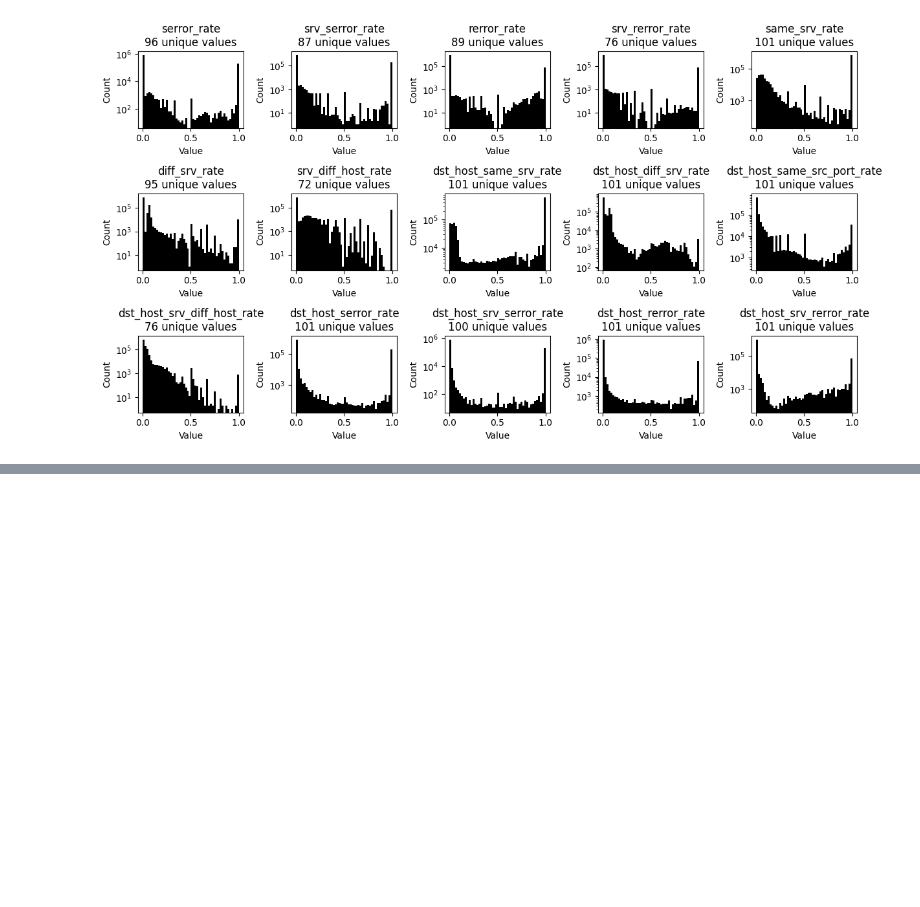
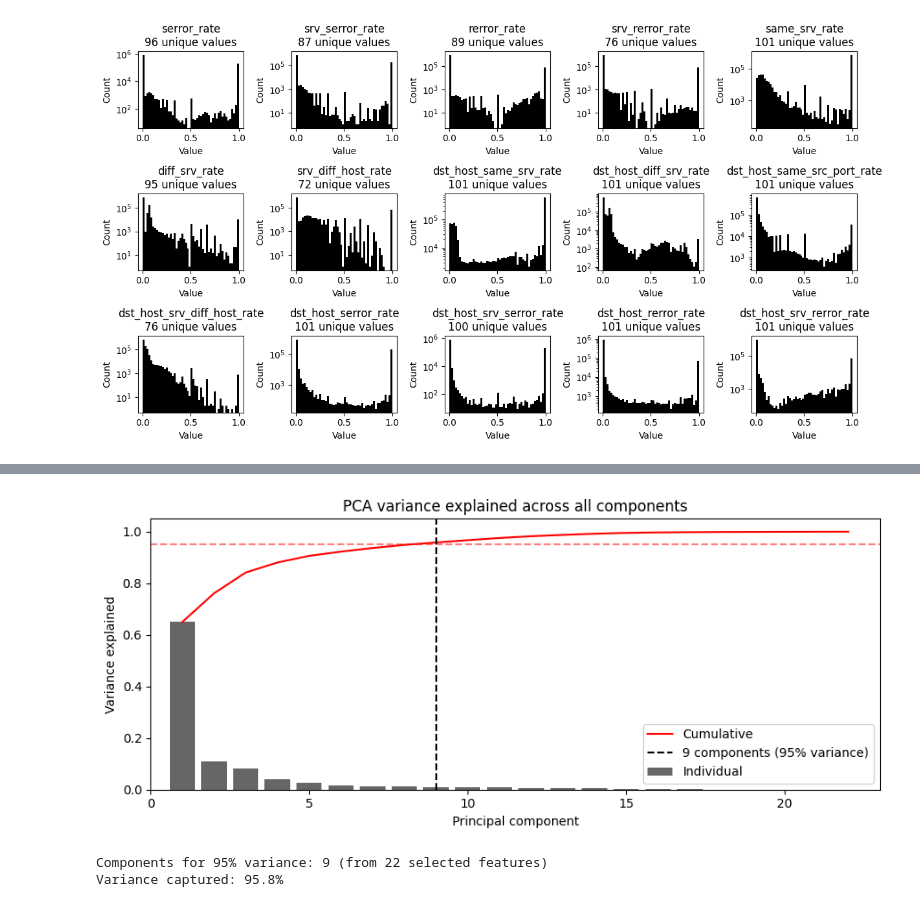
Before and after one commit to gperdrizet/fullstack-2605, a Jupyter notebook: unit-3/lesson-22/lesson-22-intrusion-detection.ipynb, the cells around one changed output, grey strips where cells are left out. Drawn from its saved outputs; the diff is of its cells as text; code cells hidden in the pictures; blank space fills up the shorter version.

```diff
--- a/unit-3/lesson-22/lesson-22-intrusion-detection.ipynb
+++ b/unit-3/lesson-22/lesson-22-intrusion-detection.ipynb
@@ -632,0 +653,19 @@ plt.show()
+# %%
+# Keep features where the two groups are at least one pooled-std apart
+selected_features = feature_stats_df.loc[feature_stats_df['effect_size'] >= threshold, 'feature'].tolist()
+X_selected = scaled_kdd_df[selected_features]
+
+# Deduplicate rows to avoid biasing the model with repeated patterns
+duplicate_rows = X_selected.duplicated(keep='first')
+X_selected = X_selected.loc[~duplicate_rows].reset_index(drop=True)
+encoded_labels = encoded_labels[~duplicate_rows.to_numpy()]
+
+# Recalculate contamination after deduplication
+attack_count = encoded_labels.sum()
+total_count = len(encoded_labels)
+contamination = attack_count / total_count
+
+print(f'Selected {len(selected_features)} of {scaled_kdd_df.shape[1]} features (d >= {threshold})')
+print(f'Duplicate selected feature rows removed: {duplicate_rows.sum():,}')
+print(f'Model rows after deduplication: {total_count:,}')
+print(f'Attack patterns after deduplication: {attack_count:,} ({contamination:.1%})')
@@ -632,0 +686,41 @@ plt.show()
+# %%
+pca_full = PCA(random_state=315).fit(X_selected)
+cumvar = np.cumsum(pca_full.explained_variance_ratio_)
+n_components = int(np.argmax(cumvar >= 0.95)) + 1
+
+fig, ax = plt.subplots(figsize=(9, 4))
+
+ax.bar(
+    range(1, len(cumvar) + 1),
+    pca_full.explained_variance_ratio_,
+    color='black', alpha=0.6, label='Individual'
+)
+
+ax.plot(range(1, len(cumvar) + 1), cumvar, color='red', label='Cumulative')
+ax.axhline(0.95, color='red', linestyle='--', alpha=0.5)
+
+ax.axvline(
+    n_components,
+    color='black',
+    linestyle='--',
+    label=f'{n_components} components (95% variance)'
+)
+
+ax.set_xlabel('Principal component')
+ax.set_ylabel('Variance explained')
+ax.set_title('PCA variance explained across all components')
+ax.set_xlim(0, len(cumvar) + 1)
+ax.legend()
+
+plt.tight_layout()
+plt.show()
+
+pca_prep = PCA(n_components=n_components, random_state=315)
+X_pca = pca_prep.fit_transform(X_selected)
+
+print(f'Components for 95% variance: {n_components} (from {X_selected.shape[1]} selected features)')
+print(f'Variance captured: {pca_prep.explained_variance_ratio_.sum():.1%}')
+# %% [output]
+[figure, added]
+Components for 95% variance: 9 (from 22 selected features)
+Variance captured: 95.8%
```
Also changed, not shown: parts of 48 cells of this notebook.
